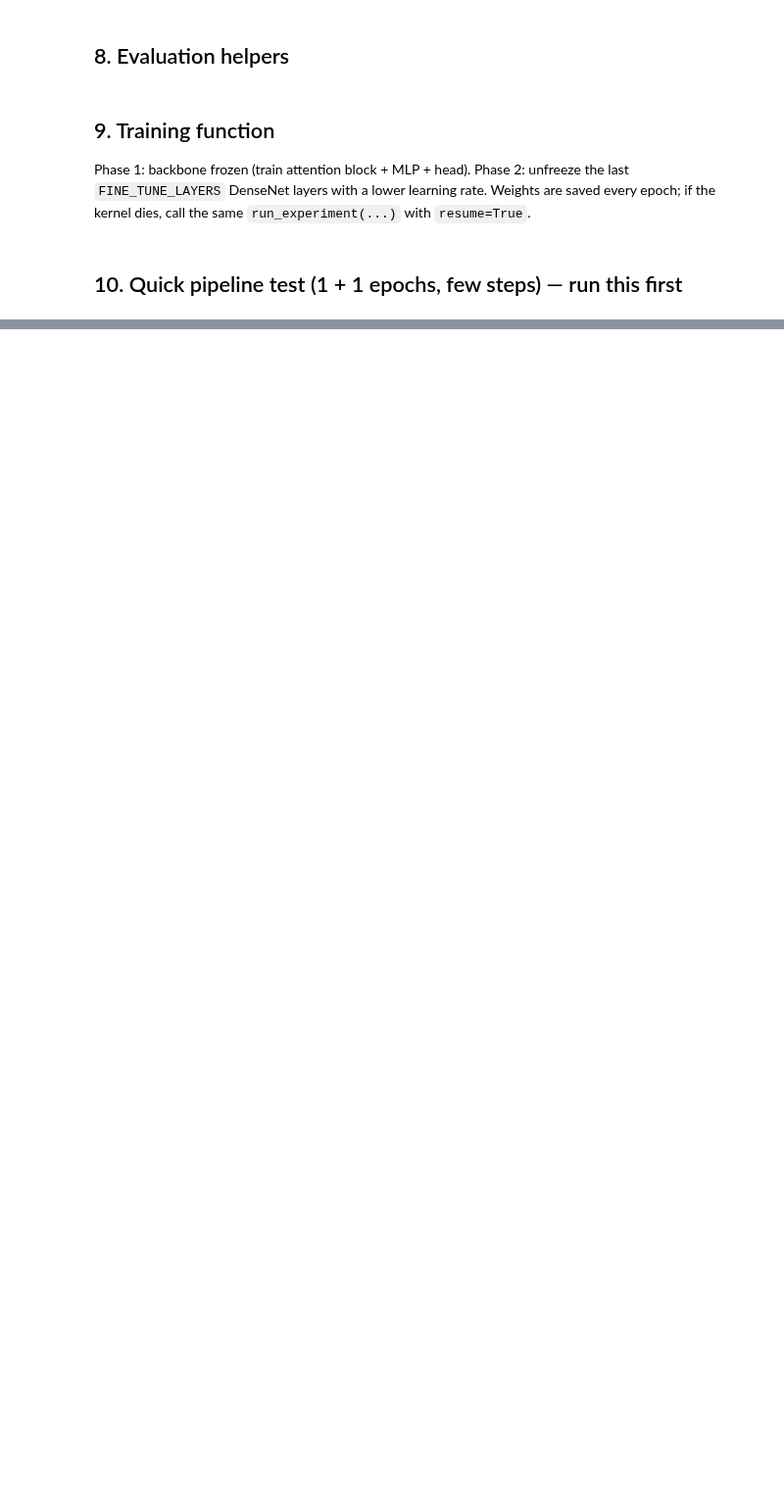
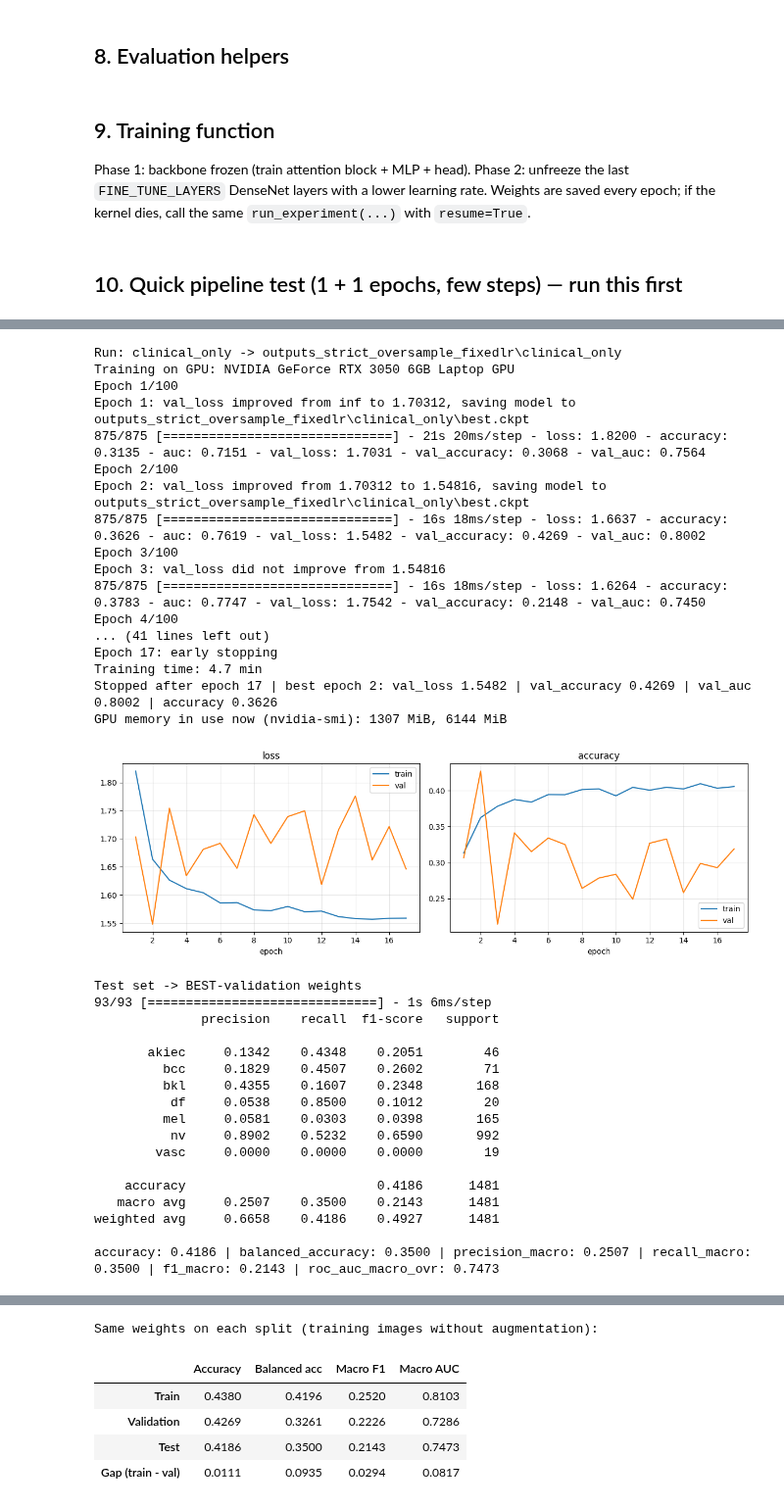
Before and after one commit to dilipprajapati432/Skin_Cancer_Detection, a Jupyter notebook: SkinAttentionNet_Complete.ipynb, the cells around one changed output, grey strips where cells are left out. Shown at 98% size. Cells and saved outputs as stored; diff of their text form; code cells hidden in the pictures; blank space fills up the shorter version.

```diff
--- a/SkinAttentionNet_Complete.ipynb
+++ b/SkinAttentionNet_Complete.ipynb
@@ -585,0 +1019,38 @@ TARGET_PER_CLASS = _saved
+# %%
+RUN_clin = run_experiment(model_type="clinical_only")[1]   # keeps only the results folder, frees memory
+# %% [output]
+Run: clinical_only -> outputs_strict_oversample_fixedlr\clinical_only
+Training on GPU: NVIDIA GeForce RTX 3050 6GB Laptop GPU
+Epoch 1/100
+Epoch 1: val_loss improved from inf to 1.70312, saving model to outputs_strict_oversample_fixedlr\clinical_only\best.ckpt
+875/875 [==============================] - 21s 20ms/step - loss: 1.8200 - accuracy: 0.3135 - auc: 0.7151 - val_loss: 1.7031 - val_accuracy: 0.3068 - val_auc: 0.7564
+Epoch 2/100
+Epoch 2: val_loss improved from 1.70312 to 1.54816, saving model to outputs_strict_oversample_fixedlr\clinical_only\best.ckpt
+875/875 [==============================] - 16s 18ms/step - loss: 1.6637 - accuracy: 0.3626 - auc: 0.7619 - val_loss: 1.5482 - val_accuracy: 0.4269 - val_auc: 0.8002
+Epoch 3/100
+Epoch 3: val_loss did not improve from 1.54816
+875/875 [==============================] - 16s 18ms/step - loss: 1.6264 - accuracy: 0.3783 - auc: 0.7747 - val_loss: 1.7542 - val_accuracy: 0.2148 - val_auc: 0.7450
+Epoch 4/100
+... (41 lines left out)
+Epoch 17: early stopping
+Training time: 4.7 min
+Stopped after epoch 17 | best epoch 2: val_loss 1.5482 | val_accuracy 0.4269 | val_auc 0.8002 | accuracy 0.3626
+GPU memory in use now (nvidia-smi): 1307 MiB, 6144 MiB
+[figure, added]
+Test set -> BEST-validation weights
+93/93 [==============================] - 1s 6ms/step
+              precision    recall  f1-score   support
+
+       akiec     0.1342    0.4348    0.2051        46
+         bcc     0.1829    0.4507    0.2602        71
+         bkl     0.4355    0.1607    0.2348       168
+          df     0.0538    0.8500    0.1012        20
+         mel     0.0581    0.0303    0.0398       165
+          nv     0.8902    0.5232    0.6590       992
+        vasc     0.0000    0.0000    0.0000        19
+
+    accuracy                         0.4186      1481
+   macro avg     0.2507    0.3500    0.2143      1481
+weighted avg     0.6658    0.4186    0.4927      1481
+
+accuracy: 0.4186 | balanced_accuracy: 0.3500 | precision_macro: 0.2507 | recall_macro: 0.3500 | f1_macro: 0.2143 | roc_auc_macro_ovr: 0.7473
@@ -585,0 +1058,6 @@ TARGET_PER_CLASS = _saved
+Same weights on each split (training images without augmentation):
+|  | Accuracy | Balanced acc | Macro F1 | Macro AUC |
+| Train | 0.4380 | 0.4196 | 0.2520 | 0.8103 |
+| Validation | 0.4269 | 0.3261 | 0.2226 | 0.7286 |
+| Test | 0.4186 | 0.3500 | 0.2143 | 0.7473 |
+| Gap (train - val) | 0.0111 | 0.0935 | 0.0294 | 0.0817 |
```
Also changed, not shown: parts of 85 cells of this notebook, 3 other files.
